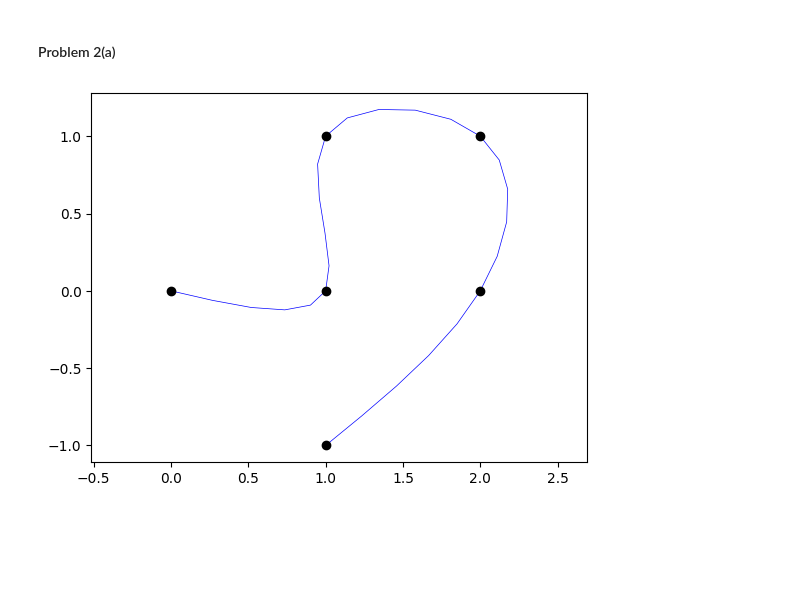
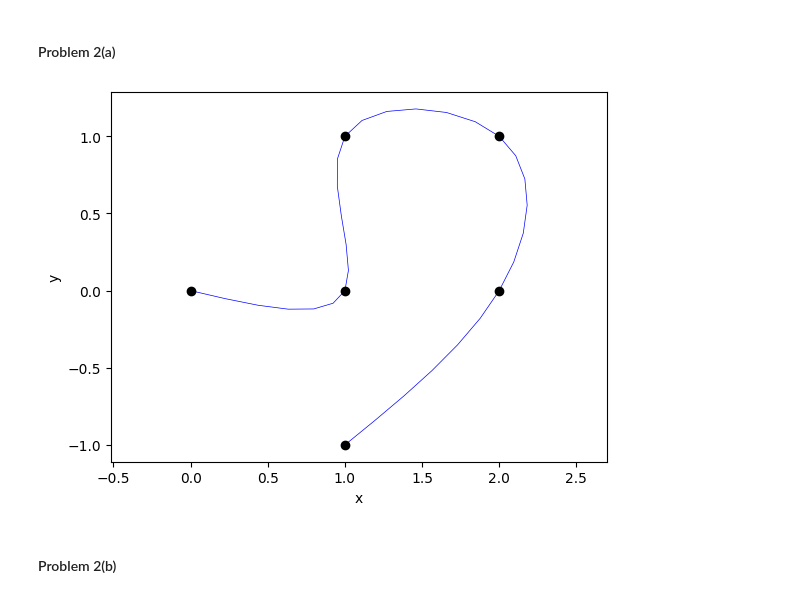
Before and after one commit to TagoreZhao/MATH124, a Jupyter notebook: HW8.ipynb, the cells around one changed output. Saved outputs shown, nothing was run; the diff lists cells and outputs as text; code cells hidden in the pictures; blank space fills up the shorter version.

```diff
--- a/HW8.ipynb
+++ b/HW8.ipynb
@@ -23,7 +23,4 @@ function cubic_spline(x,y)
     d = @. (c[2:end] - c[1:(end-1)])/(3*h)
     return b,c,d
 end
-x = collect(rand(6))
-y = collect(rand(6))
-b,c,d = cubic_spline(x,y)
 # %% [output]
@@ -33,7 +30,7 @@ b,c,d = cubic_spline(x,y)
 # %%
 function spline_eval(x,y,b,c,d,xx)
     yy = zeros(length(xx))
-    for i in 1:length(yy)
+    for i in 1:(length(yy))
         for j in 1:(length(x)-1)
             if (xx[i]<=x[j+1])&(xx[i]>=x[j])
                 yy[i] = y[j] + b[j]*(xx[i]-x[j])+c[j]*(xx[i]-x[j])^2 + d[j]*(xx[i]-x[j])^3
@@ -64,18 +61,24 @@ PyObject <matplotlib.collections.PathCollection object at 0x...>
 #### Problem 2(a)
 # %%
 function plot_parametric_spline(x,y; r = 10)
-    t =  collect(1:1:length(x))
-    tt = (collect(range(0, stop=length(x), length=3*r+1)))
+    t =  collect(0:length(x)-1)
+    tt = (collect(range(0, stop=(length(x)-1), length=3*r+1)))
     #we will do the interpolation on both x and y
     b1,c1,d1 = cubic_spline(t,x)
     b2,c2,d2 = cubic_spline(t,y)
     xx = spline_eval(t,x,b1,c1,d1,tt)
     yy = spline_eval(t,y,b2,c2,d2,tt)
+    #println(xx)
+    #println(yy)
     plot(xx,yy,linewidth = 0.5,color = "blue")
     axis("equal")
+    xlabel("x")
+    ylabel("y")
 end
 xy = [0 0; 1 0; 1 1; 2 1; 2 0; 1 -1]
 plot_parametric_spline(xy[:,1], xy[:,2])
 plot(xy[:,1], xy[:,2], "ko");
 # %% [output]
-[figure, old version]
+[figure, new version]
+# %% [markdown]
+#### Problem 2(b)
```
Also changed, not shown: parts of 5 cells of this notebook.
